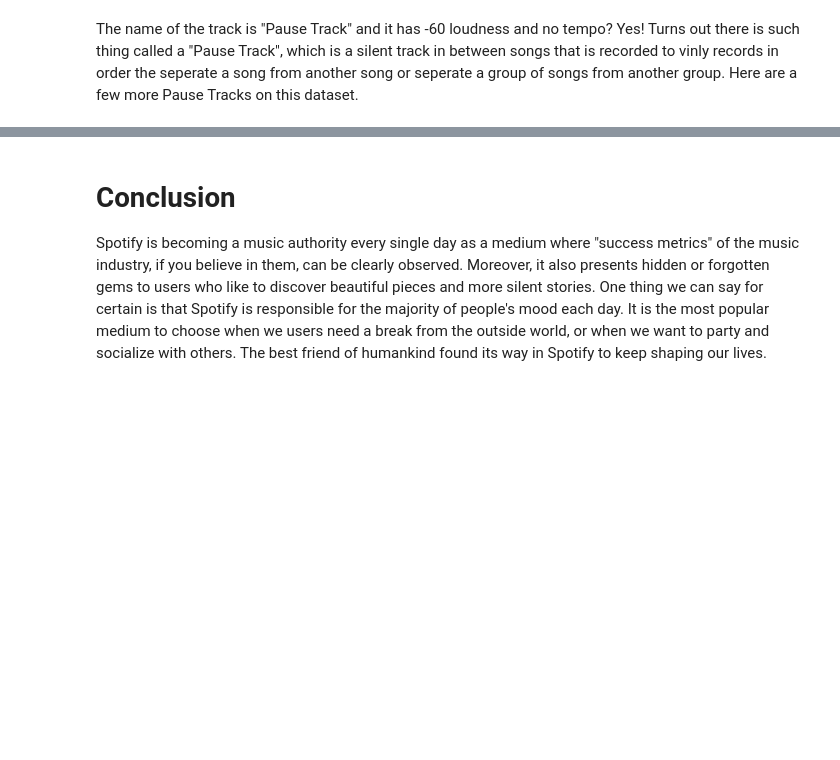
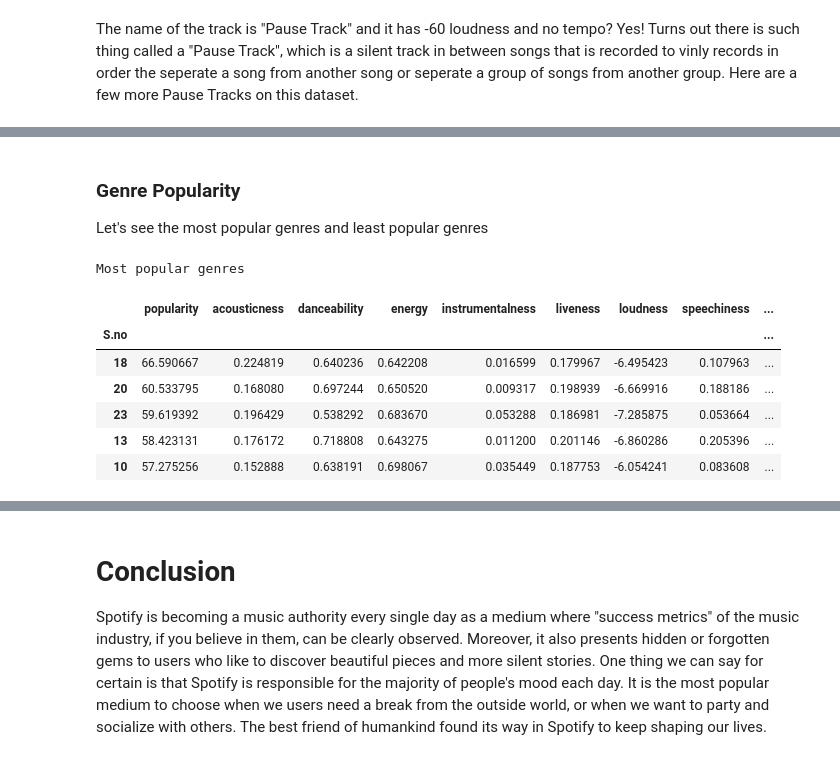
Before and after one commit to Parth-Gupta10/spotify-data-analysis, a Jupyter notebook: Spotify Analysis.ipynb, the cells around one changed output, grey strips where cells are left out. Saved outputs shown, nothing was run; the diff lists cells and outputs as text; code cells hidden in the pictures; blank space fills up the shorter version.

```diff
--- a/Spotify Analysis.ipynb
+++ b/Spotify Analysis.ipynb
@@ -426,0 +546,16 @@ df_genre.head()
+# %% [markdown]
+### Genre Popularity
+Let's see the most popular genres and least popular genres
+# %%
+#Most popular genres
+print("Most popular genres")
+df_genre_grouped.sort_values("popularity", ascending = False).head()
+# %% [output]
+Most popular genres
+|  | popularity | acousticness | danceability | energy | instrumentalness | liveness | loudness | speechiness | ... |
+| S.no |  |  |  |  |  |  |  |  | ... |
+| 18 | 66.590667 | 0.224819 | 0.640236 | 0.642208 | 0.016599 | 0.179967 | -6.495423 | 0.107963 | ... |
+| 20 | 60.533795 | 0.168080 | 0.697244 | 0.650520 | 0.009317 | 0.198939 | -6.669916 | 0.188186 | ... |
+| 23 | 59.619392 | 0.196429 | 0.538292 | 0.683670 | 0.053288 | 0.186981 | -7.285875 | 0.053664 | ... |
+| 13 | 58.423131 | 0.176172 | 0.718808 | 0.643275 | 0.011200 | 0.201146 | -6.860286 | 0.205396 | ... |
+| 10 | 57.275256 | 0.152888 | 0.638191 | 0.698067 | 0.035449 | 0.187753 | -6.054241 | 0.083608 | ... |
```
Also changed, not shown: parts of 20 cells of this notebook.
